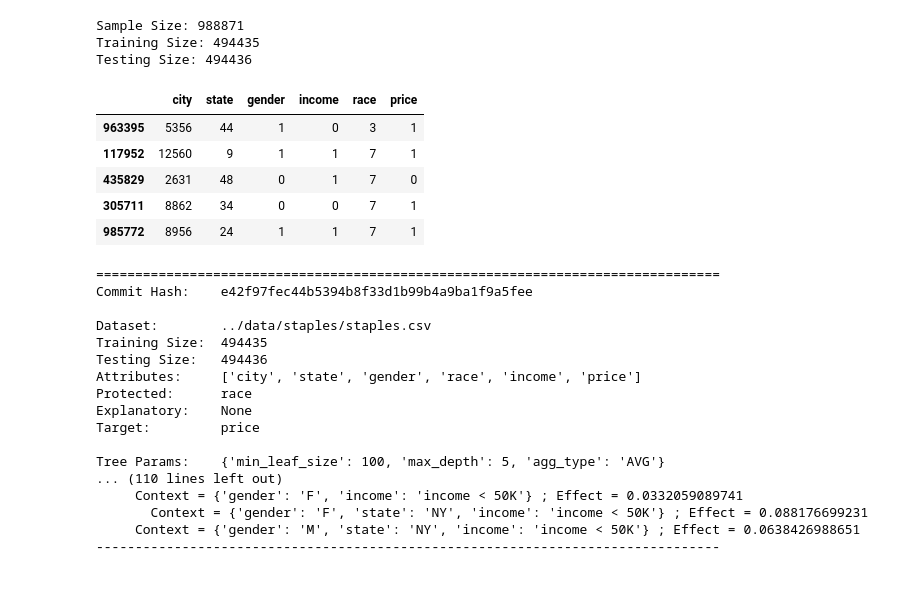
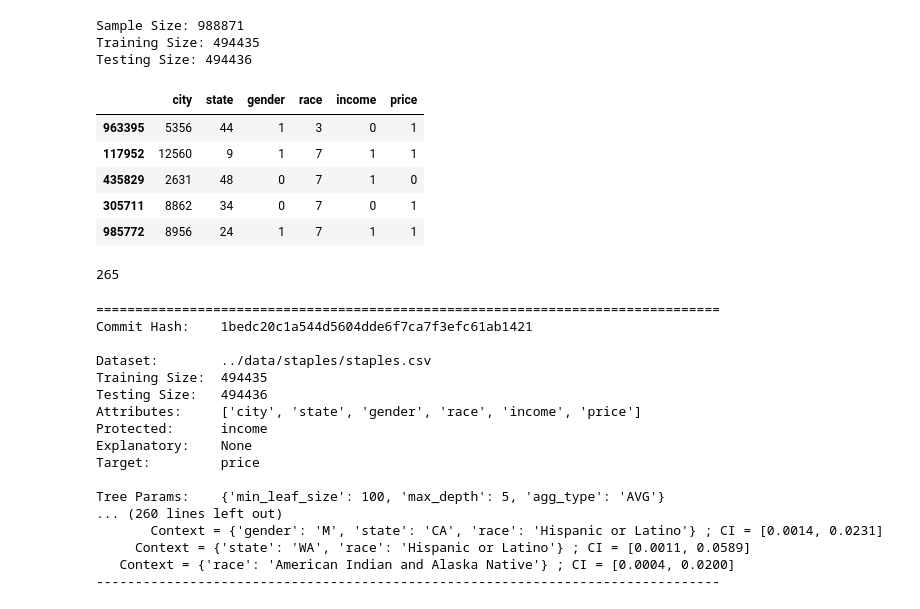
Before and after one commit to columbia/fairtest, a Jupyter notebook: src/test.ipynb, the cells around one changed output. Saved outputs shown, nothing was run; the diff lists cells and outputs as text; code cells hidden in the pictures.

```diff
--- a/src/test.ipynb
+++ b/src/test.ipynb
@@ -64,10 +67,18 @@ data.set_output_feature('Pred_FP', feature_type='cat')
 
 # Medical dataset (Age x Average Predicton Error)
 '''
-data.load_data_csv('../data/medical/predictions_cont.csv')
+data.load_data_csv('../data/medical/predictions_cont2.csv')
 data.original_data['Error'] = abs(data.original_data['Error'])
 data.set_sens_feature('Age', feature_type='cont')
 data.set_output_feature('Error', feature_type='cont')
+'''
+
+# Healthcare (Age x Premium)
+'''
+data.load_data_csv('../data/medical/healthcare2.csv')
+data.set_sens_feature('Age', feature_type='cat')
+data.set_output_feature('Premium', feature_type='cat')
+data.set_explanatory_feature('HospitalStay')
 '''
 
 # Berkeley dataset (Gender x Admission)
@@ -78,40 +89,47 @@ data.set_output_feature('accepted', feature_type='cat')
 data.set_explanatory_feature('department')
 '''
 
 # Staples dataset (Income x Price)
 data.load_data_csv('../data/staples/staples.csv')
 data.drop_feature('distance')
 data.drop_feature('zipcode')
-data.set_sens_feature('race', feature_type='cat')
+data.set_sens_feature('income', feature_type='cat')
 data.set_output_feature('price', feature_type='cat')
 #data.set_explanatory_feature('income')
 
 # Image Labeling dataset (Race x Labels)
 '''
 data.load_data_csv('../data/images/overfeat.txt', separator='\t')
 #data.load_data_csv('../data/images/lfw_final.txt', separator='\t')
 #data.drop_feature('Age')
 #data.drop_feature('Gender')
 data.set_sens_feature('Race', feature_type='cat')
 data.set_output_feature('Labels', feature_type='labeled')
 '''
 
+# Credit dataset
+'''
+data.load_data_csv('../data/credit/german.csv')
+data.set_sens_feature('Gender', feature_type='cat')
+data.set_output_feature('Credit score', feature_type='cat')
+'''
+
 data.encode_data(binary=False)
 data.train_test_split(train_size=0.5, seed=RANDOM_SEED)
 print 'Sample Size: {}'.format(len(data.original_data))
 print 'Training Size: {}'.format(len(data.data_train))
 print 'Testing Size: {}'.format(len(data.data_test))
 data.data_train.tail()
 # %% [output]
 Sample Size: 988871
 Training Size: 494435
 Testing Size: 494436
-|  | city | state | gender | income | race | price |
-| 963395 | 5356 | 44 | 1 | 0 | 3 | 1 |
-| 117952 | 12560 | 9 | 1 | 1 | 7 | 1 |
-| 435829 | 2631 | 48 | 0 | 1 | 7 | 0 |
-| 305711 | 8862 | 34 | 0 | 0 | 7 | 1 |
-| 985772 | 8956 | 24 | 1 | 1 | 7 | 1 |
+|  | city | state | gender | race | income | price |
+| 963395 | 5356 | 44 | 1 | 3 | 0 | 1 |
+| 117952 | 12560 | 9 | 1 | 7 | 1 | 1 |
+| 435829 | 2631 | 48 | 0 | 7 | 1 | 0 |
+| 305711 | 8862 | 34 | 0 | 7 | 0 | 1 |
+| 985772 | 8956 | 24 | 1 | 7 | 1 | 1 |
 # %%
 imp.reload(cat_tree)
 imp.reload(tree_builder)
@@ -130,6 +149,9 @@ tree = tree_builder.train_tree(data, measure=measure, **tree_params)
 imp.reload(tree_clustering)
 
 clusters = tree_clustering.find_clusters_cat(tree, data)
+print len(clusters)
+# %% [output]
+265
 # %%
 imp.reload(display)
 imp.reload(fm)
@@ -147,21 +169,21 @@ import cProfile as cp
 display.bug_report(clusters, **display_params)
 # %% [output]
 ================================================================================
-Commit Hash:    e42f97fec44b5394b8f33d1b99b4a9ba1f9a5fee
+Commit Hash:    1bedc20c1a544d5604dde6f7ca7f3efc61ab1421
 
 Dataset:        ../data/staples/staples.csv
 Training Size:  494435
 Testing Size:   494436
 Attributes:     ['city', 'state', 'gender', 'race', 'income', 'price']
-Protected:      race
+Protected:      income
 Explanatory:    None
 Target:         price
 
 Tree Params:    {'min_leaf_size': 100, 'max_depth': 5, 'agg_type': 'AVG'}
-... (110 lines left out)
-     Context = {'gender': 'F', 'income': 'income < 50K'} ; Effect = 0.0332059089741
-       Context = {'gender': 'F', 'state': 'NY', 'income': 'income < 50K'} ; Effect = 0.088176699231
-     Context = {'gender': 'M', 'state': 'NY', 'income': 'income < 50K'} ; Effect = 0.0638426988651
+... (260 lines left out)
+       Context = {'gender': 'M', 'state': 'CA', 'race': 'Hispanic or Latino'} ; CI = [0.0014, 0.0231]
+     Context = {'state': 'WA', 'race': 'Hispanic or Latino'} ; CI = [0.0011, 0.0589]
+   Context = {'race': 'American Indian and Alaska Native'} ; CI = [0.0004, 0.0200]
 --------------------------------------------------------------------------------
 # %%
 #cat_tree.print_tree(tree, '../graphs/tree_adult_MI.pdf', data.encoders)
```
Also changed, not shown: parts of 2 cells of this notebook, 6 other files.
